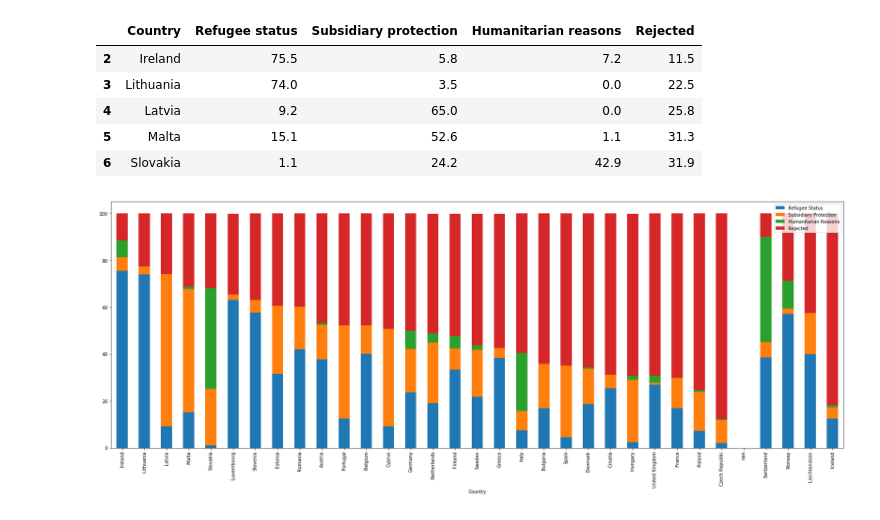
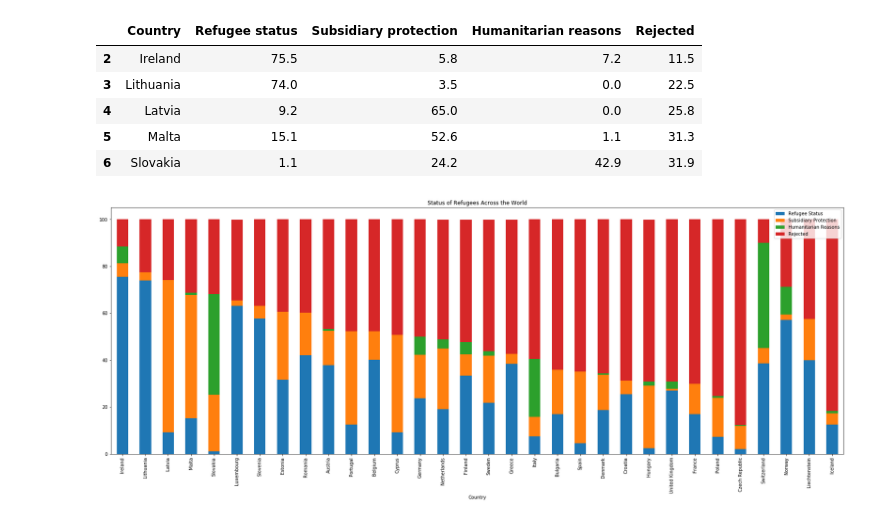
Before and after one commit to jordanrmess/USrefugees, a Jupyter notebook: final.ipynb, the cells around one changed output. Drawn from its saved outputs; the diff is of its cells as text; code cells hidden in the pictures.

```diff
--- a/final.ipynb
+++ b/final.ipynb
@@ -221,6 +244,7 @@ df11 = pd.read_csv('data/asluym-rejections.csv')
 df11 = df11.drop(columns=['Unnamed: 5', 'Unnamed: 6'])
 df11 = df11.loc[2:]
 df11 = df11.rename(columns = {'Unnamed: 0':'Country'})
+df11 = df11.dropna()
 df11.head()
 # %% [output]
 |  | Country | Refugee status | Subsidiary protection | Humanitarian reasons | Rejected |
@@ -232,12 +256,12 @@ df11.head()
 # %%
 index1 = df11['Country']
 
 refugeestatus = pd.to_numeric(df11['Refugee status'].values)
 subsidiaryprotection = pd.to_numeric(df11['Subsidiary protection'].values)
 humanitarian = pd.to_numeric(df11['Humanitarian reasons'].values)
 rejected = pd.to_numeric(df11['Rejected'].values)
 
 data2 = pd.DataFrame({'Refugee Status': refugeestatus,'Subsidiary Protection': subsidiaryprotection, 'Humanitarian Reasons': humanitarian, 'Rejected':rejected}, index=index1)
-ax2 = data2.plot.bar(stacked=True,figsize=(29,10))
+ax2 = data2.plot.bar(stacked=True,figsize=(29,10), title="Status of Refugees Across the World")
 # %% [output]
-[figure, old version]
+[figure, new version]
```
Also changed, not shown: parts of 24 cells of this notebook.
